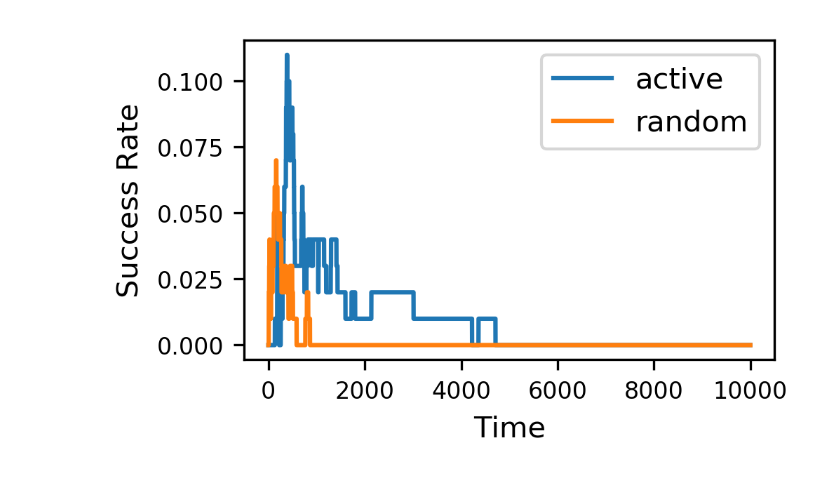
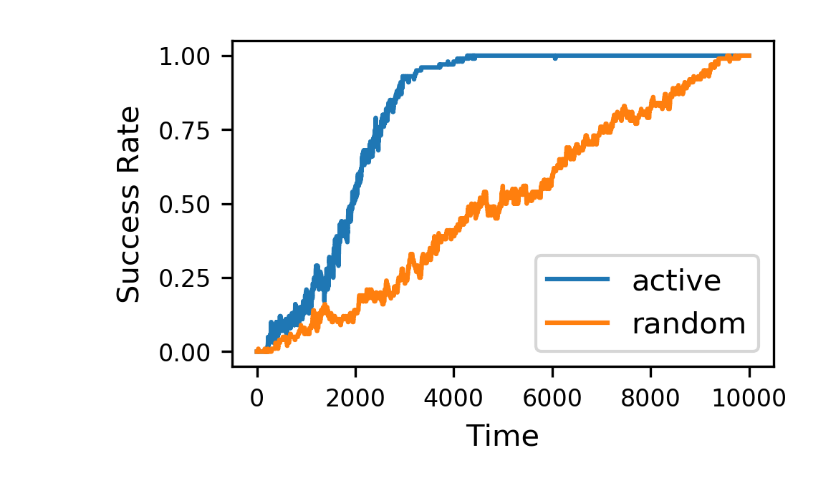
Before and after one commit to disiji/bayesian-blackbox, a Jupyter notebook: active_learning_calibration_bias_cifar100.ipynb, the cells around one changed output. Saved outputs shown, nothing was run; the diff lists cells and outputs as text; code cells hidden in the pictures.

Commit message:
active learning for calibration bias; jamia experiments with fold 0

```diff
--- a/active_learning_calibration_bias_cifar100.ipynb
+++ b/active_learning_calibration_bias_cifar100.ipynb
@@ -44,7 +44,8 @@ with open('data/cifar100/predictions.txt', 'r') as f:
 categories_array = np.array(categories).astype(float)
 confidences_array = np.array(confidences).astype(float)
 num_classes = 100
-confi_k = np.array([confidences_array[categories_array == k].mean()  for k in range(num_classes)])
+confidence_k = np.array([df[(df['Predicted']==id)]['Confidence'].mean()
+                 for id in range(num_classes)])
 # %%
 # Try to identify worst class
 
@@ -105,11 +106,12 @@ for r in range(runs):
 
     for i in range(n):
         theta_hat = model.sample()
+        bias = confidence_k - theta_hat
 
         if mode == 'max':
-            choices = np.argsort(confi_k - theta_hat)[::-1]
+            choices = np.argsort(bias)[::-1]
         elif mode == 'min':
-            choices = np.argsort(confi_k - theta_hat)
+            choices = np.argsort(bias)
 
         for j in range(k):
             category = choices[j]
@@ -117,12 +119,8 @@ for r in range(runs):
                 break
         observation = deques[category].pop()
         model.update(category, observation)
-        #beta_bernoulli_outcome[i] = n_success / (total + 1e-13)
+
         active_thetas[r, :, i] = model._params[:,0] / (model._params[:,0] + model._params[:,1])
         if i > 0:
             active_choices[r, :, i] = active_choices[r, :, i - 1]
         active_choices[r, category, i] += 1
-
-print(category2idx['lizard'])
-print(np.argsort(confi_k - theta_hat)[::-1])
-print(n_success/len(observations))
@@ -144,5 +134,5 @@ for category, observation in zip(categories, observations):
     total[category] += 1
 
 empirical_acc = correct / total
-empirical_bias = confi_k - empirical_acc
+empirical_bias = confidence_k - empirical_acc
 ranked = np.argsort(empirical_bias)[::-1]
@@ -217,23 +221,30 @@ OTHER     1.0000 0.9800 0.8500 0.7700 0.6800
 # %%
-confi_k = confi_k.reshape(1, -1 , 1)
-random_success = np.mean(np.argmin(confi_k - random_thetas, axis=1) == selection[0], axis=0)
-active_success = np.mean(np.argmin(confi_k - active_thetas, axis=1) == selection[0], axis=0)
+confidence_k = confidence_k.reshape(1, -1 , 1)
+if mode == 'max':
+    random_success = np.mean(np.argmax(confidence_k - random_thetas, axis=1) == selection[0], axis=0)
+    active_success = np.mean(np.argmax(confidence_k - active_thetas, axis=1) == selection[0], axis=0)
+elif mode == 'min':
+    random_success = np.mean(np.argmin(confidence_k - random_thetas, axis=1) == selection[0], axis=0)
+    active_success = np.mean(np.argmin(confidence_k - active_thetas, axis=1) == selection[0], axis=0)
 # %%
 # If labels are getting cut off make the figsize smaller
 plt.figure(figsize=(COLUMN_WIDTH, COLUMN_WIDTH / GOLDEN_RATIO), dpi=300)
 
 
 ## PLOT STUFF ##
 plt.plot(active_success, label='active')
 plt.plot(random_success, label='random')
 plt.xlabel('Time')
 plt.ylabel('Success Rate')
 plt.legend()
 
 # FORMAT STUFF ##
 plt.yticks(fontsize=FONT_SIZE)
 plt.xticks(fontsize=FONT_SIZE)
 
-plt.savefig("active_cifar100_mode_%s_runs_%d.pdf" % (mode, runs), format='pdf', dpi=300, bbox_inches='tight')
+plt.savefig("figures/active_cifar100_calibration_bias_%s_runs_%d.pdf" % (mode, runs),
+            format='pdf', dpi=300, bbox_inches='tight')
+np.save('output/active_cifar100_calibration_bias_%s_runs_%d_active_success' % (mode, runs), active_success)
+np.save('output/active_cifar100_calibration_bias_%s_runs_%d_random_success' % (mode, runs), random_success)
 # %% [output]
-[figure, old version]
+[figure, new version]
```
Also changed, not shown: parts of 4 cells of this notebook, 32 other files.
